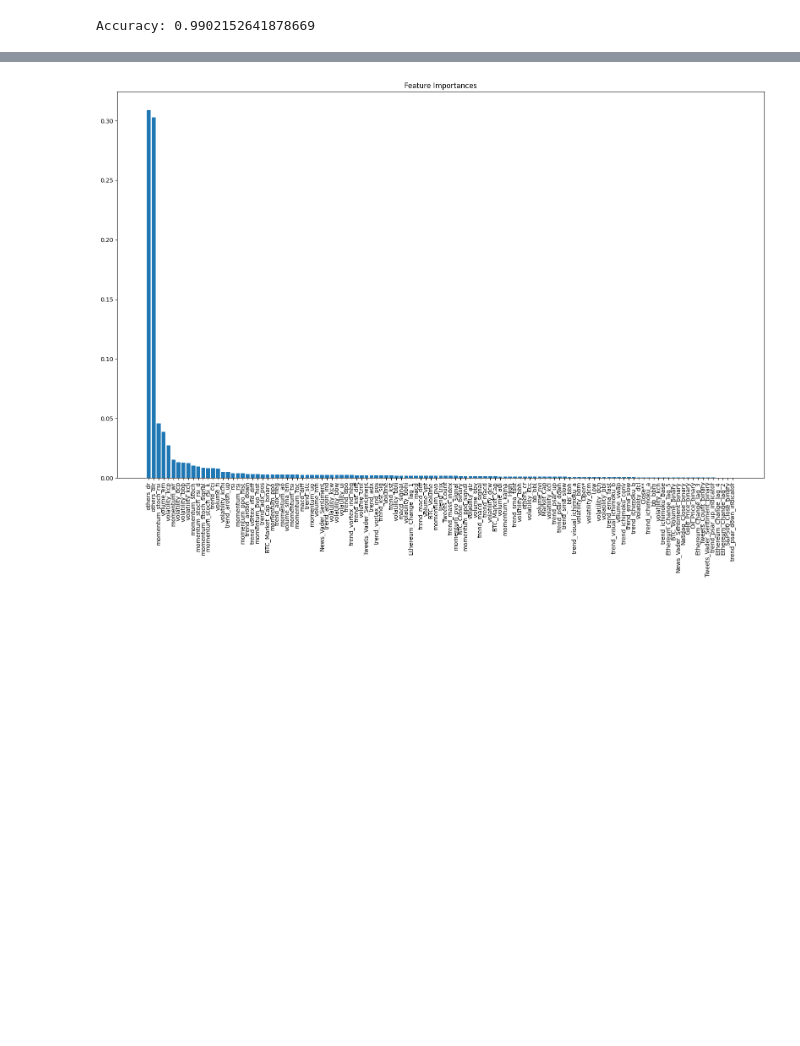
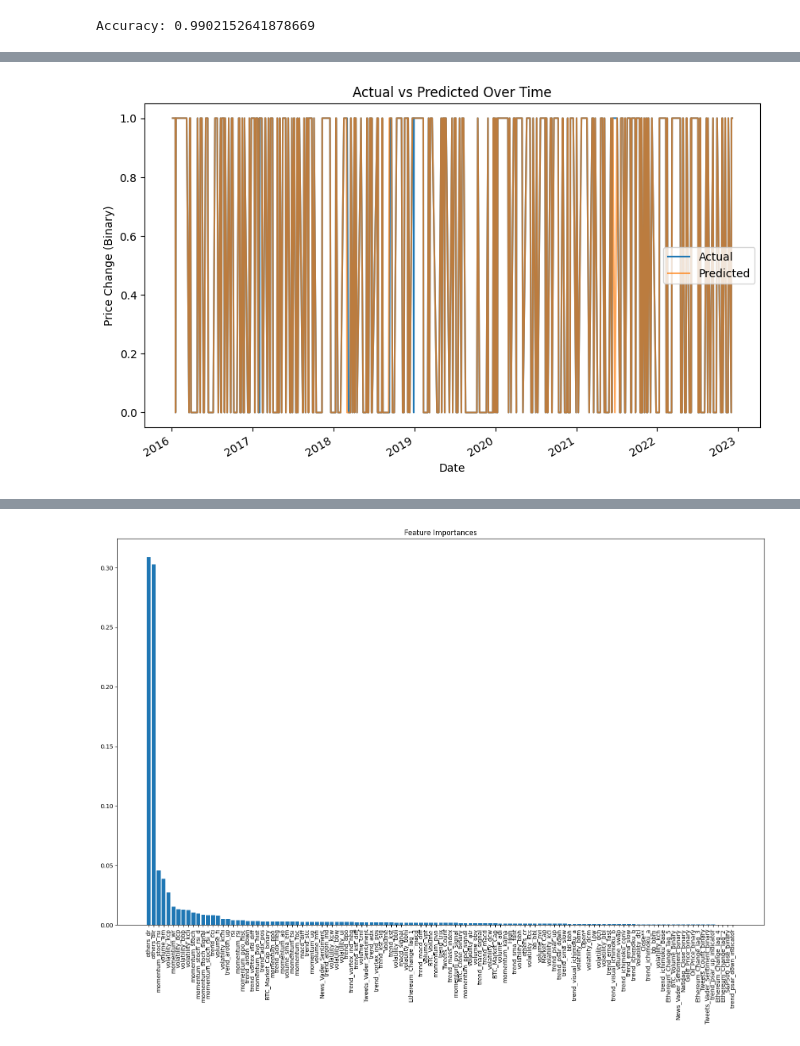
Before and after one commit to Smaran1832/Altcoin-Price-Prediction, a Jupyter notebook: New_Experiments/New_Experiment_Scripts/Feature_importance.ipynb, the cells around one changed output, grey strips where cells are left out. Drawn from its saved outputs; the diff is of its cells as text; code cells hidden in the pictures; blank space fills up the shorter version.

```diff
--- a/New_Experiments/New_Experiment_Scripts/Feature_importance.ipynb
+++ b/New_Experiments/New_Experiment_Scripts/Feature_importance.ipynb
@@ -98,0 +111,17 @@ Accuracy: 0.9902152641878669
+# %%
+import pandas as pd
+import matplotlib.pyplot as plt
+
+# Assuming 'actuals' and 'predictions' are series with datetime index
+df = pd.DataFrame({'Actual': y_test, 'Predicted': y_pred})
+
+plt.figure(figsize=(10, 6))
+df['Actual'].plot(label='Actual')
+df['Predicted'].plot(label='Predicted', alpha=0.7)
+plt.title('Actual vs Predicted Over Time')
+plt.xlabel('Date')
+plt.ylabel('Price Change (Binary)')
+plt.legend()
+plt.show()
+# %% [output]
+[figure, added]
```
Also changed, not shown: parts of 4 cells of this notebook.
